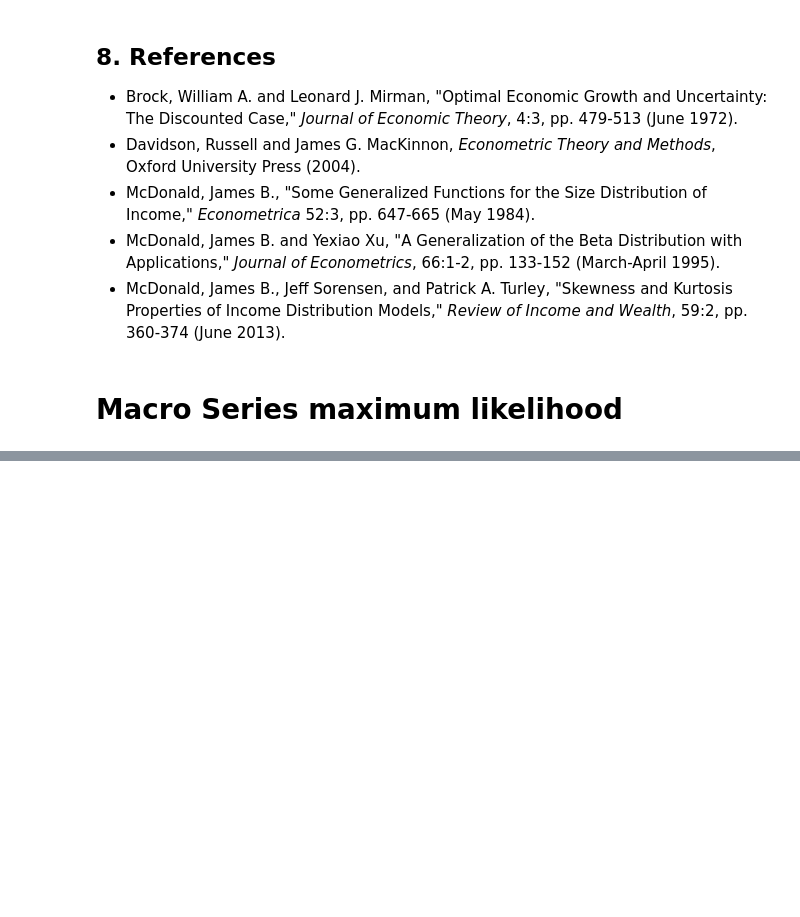
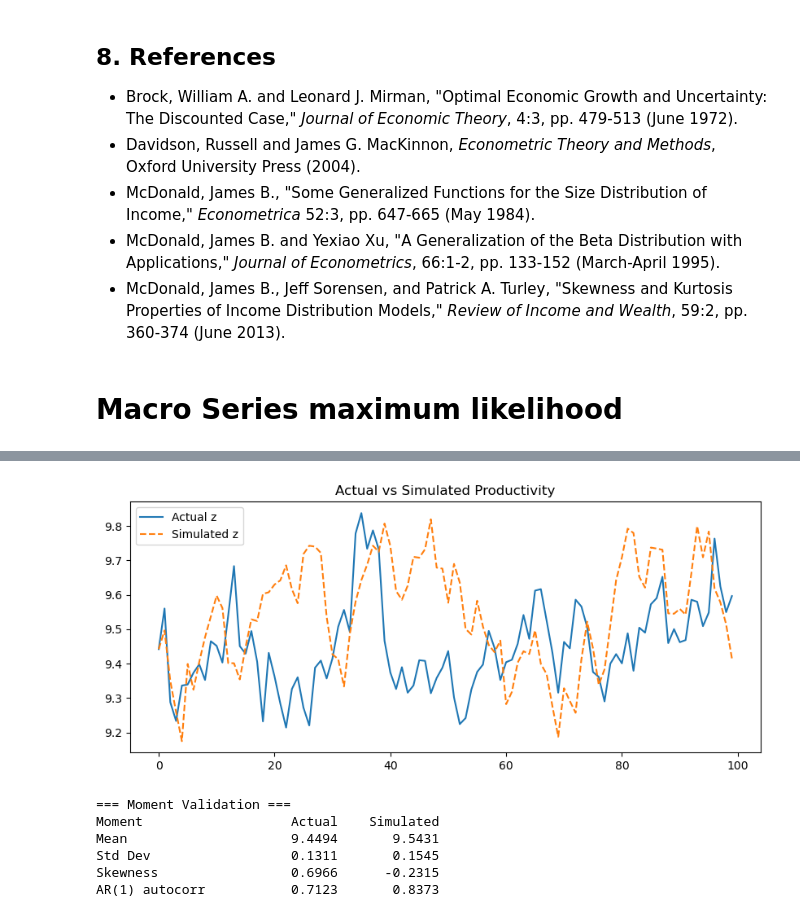
Before and after one commit to antoineding/StructEst_W20, a Jupyter notebook: Notebooks/MLE/MLest.ipynb, the cells around one changed output, grey strips where cells are left out. Cells and saved outputs as stored; diff of their text form; code cells hidden in the pictures; blank space fills up the shorter version.

```diff
--- a/Notebooks/MLE/MLest.ipynb
+++ b/Notebooks/MLE/MLest.ipynb
@@ -1018,5 +697,0 @@ print(np.array(vcv))
-# %%
-z = back_out_z(0.888, w, k)
-plt.plot(z, label='Backed-out z_t')
-plt.title('Latent TFP series')
-plt.legend()
@@ -1691,0 +1002,34 @@ plt.plot(back_out_z(0.42, w,k))
+# %%
+α, ρ, μ, σ = result.x
+z = back_out_z(α, w, k)
+T = len(z)
+
+# Simulate AR(1)
+np.random.seed(12345678)
+z_sim = np.zeros(T)
+z_sim[0] = z[0]
+for t in range(1, T):
+    z_sim[t] = ρ * z_sim[t-1] + (1 - ρ) * μ + np.random.normal(0, σ)
+
+plt.figure(figsize=(10, 4))
+plt.plot(z, label='Actual z', lw=1.5)
+plt.plot(z_sim, label='Simulated z', lw=1.5, linestyle='--')
+plt.legend()
+plt.title("Actual vs Simulated Productivity")
+plt.show()
+# %% [output]
+[figure, added]
+# %%
+print("=== Moment Validation ===")
+print(f"{'Moment':<20} {'Actual':>10} {'Simulated':>12}")
+print(f"{'Mean':<20} {z.mean():>10.4f} {z_sim.mean():>12.4f}")
+print(f"{'Std Dev':<20} {z.std():>10.4f} {z_sim.std():>12.4f}")
+print(f"{'Skewness':<20} {pd.Series(z).skew():>10.4f} {pd.Series(z_sim).skew():>12.4f}")
+print(f"{'AR(1) autocorr':<20} {pd.Series(z).autocorr(1):>10.4f} {pd.Series(z_sim).autocorr(1):>12.4f}")
+# %% [output]
+=== Moment Validation ===
+Moment                   Actual    Simulated
+Mean                     9.4494       9.5431
+Std Dev                  0.1311       0.1545
+Skewness                 0.6966      -0.2315
+AR(1) autocorr           0.7123       0.8373
```
Also changed, not shown: parts of 53 cells of this notebook, 1 other file.
